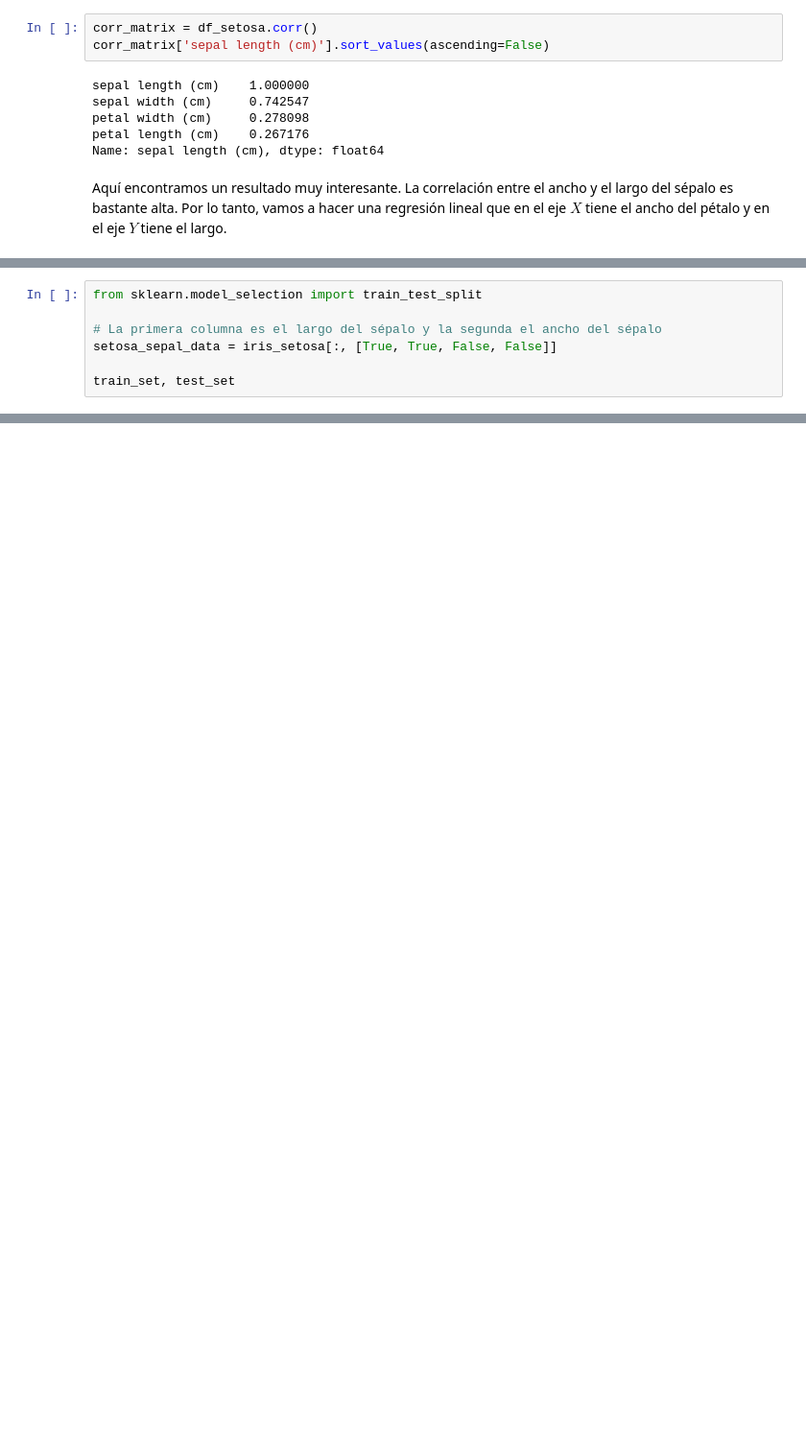
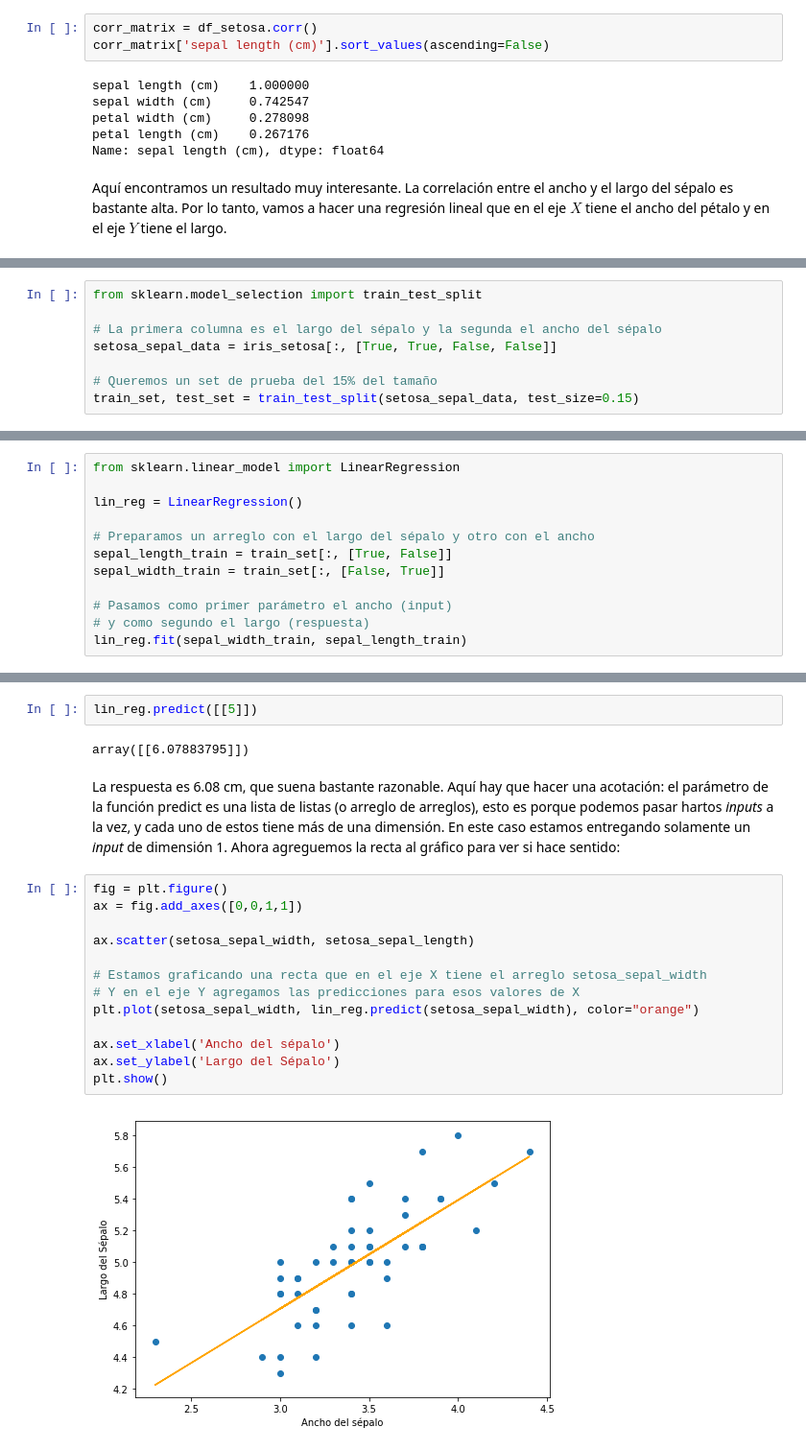
Before and after one commit to IIC2413/Syllabus-2020-1, a Jupyter notebook: Notebooks/ML/Machine Learning.ipynb, the cells around one changed output, grey strips where cells are left out. Shown at 96% size. Drawn from its saved outputs; the diff is of its cells as text; blank space fills up the shorter version.

Commit message:
:paperclip: Machine Learning ahorasiquesifinalfinal

```diff
--- a/Notebooks/ML/Machine Learning.ipynb
+++ b/Notebooks/ML/Machine Learning.ipynb
@@ -208,4 +216,5 @@ from sklearn.model_selection import train_test_split
 # La primera columna es el largo del sépalo y la segunda el ancho del sépalo
 setosa_sepal_data = iris_setosa[:, [True, True, False, False]]
 
-train_set, test_set
+# Queremos un set de prueba del 15% del tamaño
+train_set, test_set = train_test_split(setosa_sepal_data, test_size=0.15)
@@ -229,0 +260,12 @@ array([[5.1, 3.5],
+# %%
+from sklearn.linear_model import LinearRegression
+
+lin_reg = LinearRegression()
+
+# Preparamos un arreglo con el largo del sépalo y otro con el ancho
+sepal_length_train = train_set[:, [True, False]]
+sepal_width_train = train_set[:, [False, True]]
+
+# Pasamos como primer parámetro el ancho (input)
+# y como segundo el largo (respuesta)
+lin_reg.fit(sepal_width_train, sepal_length_train)
@@ -229,0 +276,21 @@ array([[5.1, 3.5],
+# %%
+lin_reg.predict([[5]])
+# %% [output]
+array([[6.07883795]])
+# %% [markdown]
+La respuesta es 6.08 cm, que suena bastante razonable. Aquí hay que hacer una acotación: el parámetro de la función predict es una lista de listas (o arreglo de arreglos), esto es porque podemos pasar hartos *inputs* a la vez, y cada uno de estos tiene más de una dimensión. En este caso estamos entregando solamente un *input* de dimensión 1. Ahora agreguemos la recta al gráfico para ver si hace sentido:
+# %%
+fig = plt.figure()
+ax = fig.add_axes([0,0,1,1])
+
+ax.scatter(setosa_sepal_width, setosa_sepal_length)
+
+# Estamos graficando una recta que en el eje X tiene el arreglo setosa_sepal_width
+# Y en el eje Y agregamos las predicciones para esos valores de X
+plt.plot(setosa_sepal_width, lin_reg.predict(setosa_sepal_width), color="orange")
+
+ax.set_xlabel('Ancho del sépalo')
+ax.set_ylabel('Largo del Sépalo')
+plt.show()
+# %% [output]
+[figure, added]
```
Also changed, not shown: parts of 31 cells of this notebook, 1 other file.
